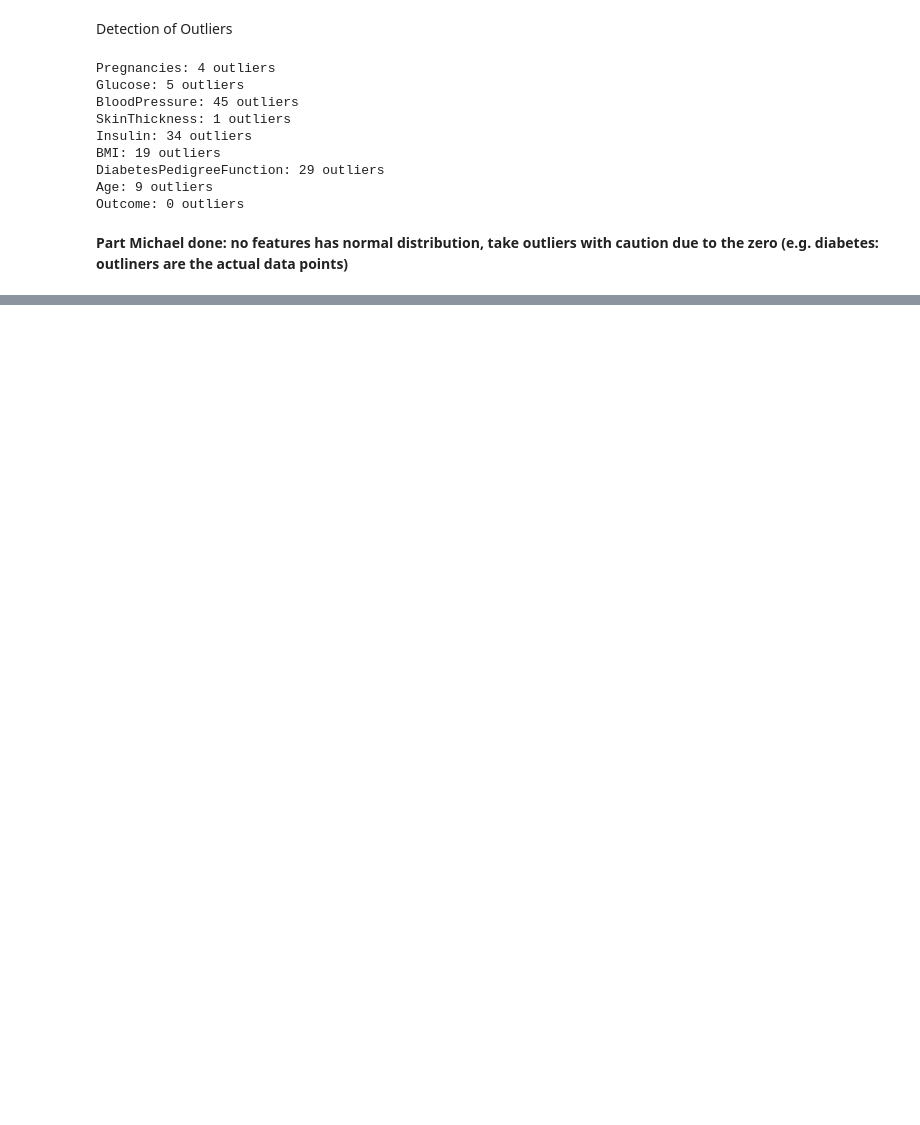
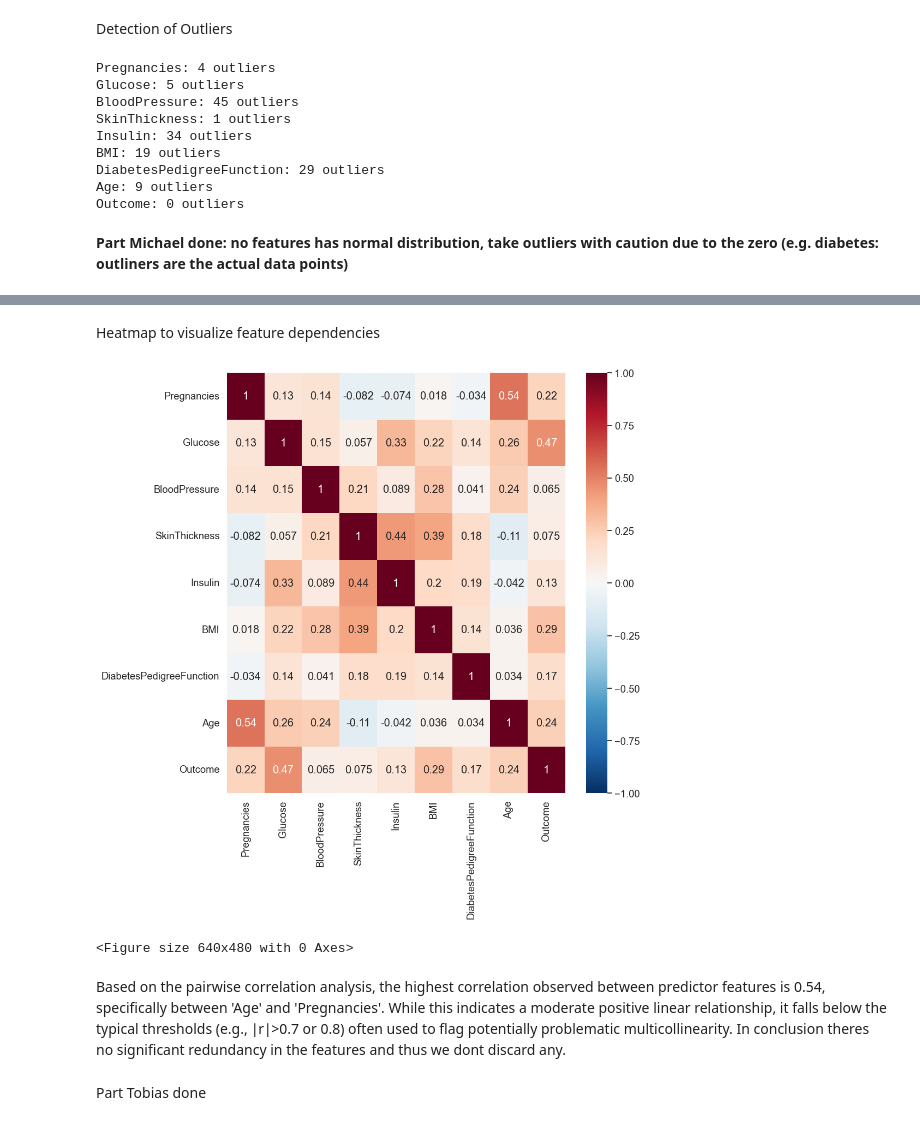
Before and after one commit to mettlrob/FoDS-Diabetes-Diagnosis, a Jupyter notebook: Data_Processing/proc_data.ipynb, the cells around one changed output, grey strips where cells are left out. Cells and saved outputs as stored; diff of their text form; code cells hidden in the pictures; blank space fills up the shorter version.

Commit message:
Tobias part done

```diff
--- a/Data_Processing/proc_data.ipynb
+++ b/Data_Processing/proc_data.ipynb
@@ -197,0 +216,14 @@ Outcome: 0 outliers
+# %% [markdown]
+Heatmap to visualize feature dependencies
+# %%
+plt.figure(figsize=(10, 10))
+sns.heatmap(df.corr(), vmin=-1.0, center=0, cmap='RdBu_r', annot=True)
+plt.show()
+plt.savefig('../Figures/corr.png')
+# %% [output]
+[figure, added]
+<Figure size 640x480 with 0 Axes>
+# %% [markdown]
+Based on the pairwise correlation analysis, the highest correlation observed between predictor features is 0.54, specifically between 'Age' and 'Pregnancies'. While this indicates a moderate positive linear relationship, it falls below the typical thresholds (e.g., ∣r∣>0.7 or 0.8) often used to flag potentially problematic multicollinearity. In conclusion theres no significant redundancy in the features and thus we dont discard any.
+# %% [markdown]
+Part Tobias done
```
Also changed, not shown: parts of 4 cells of this notebook, 5 other files.
